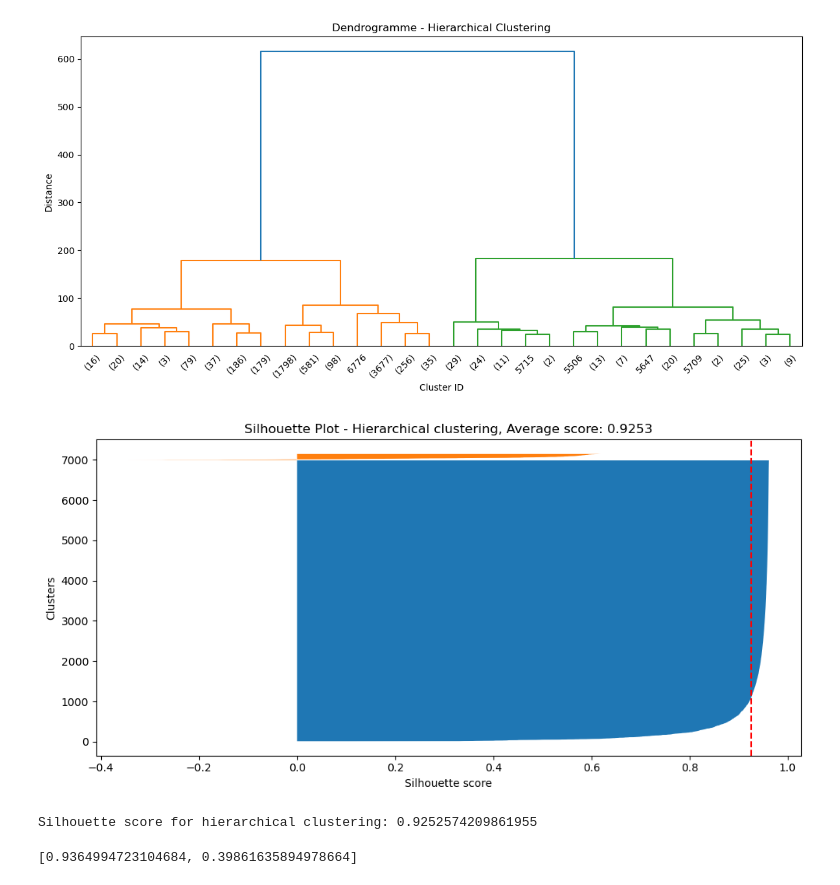
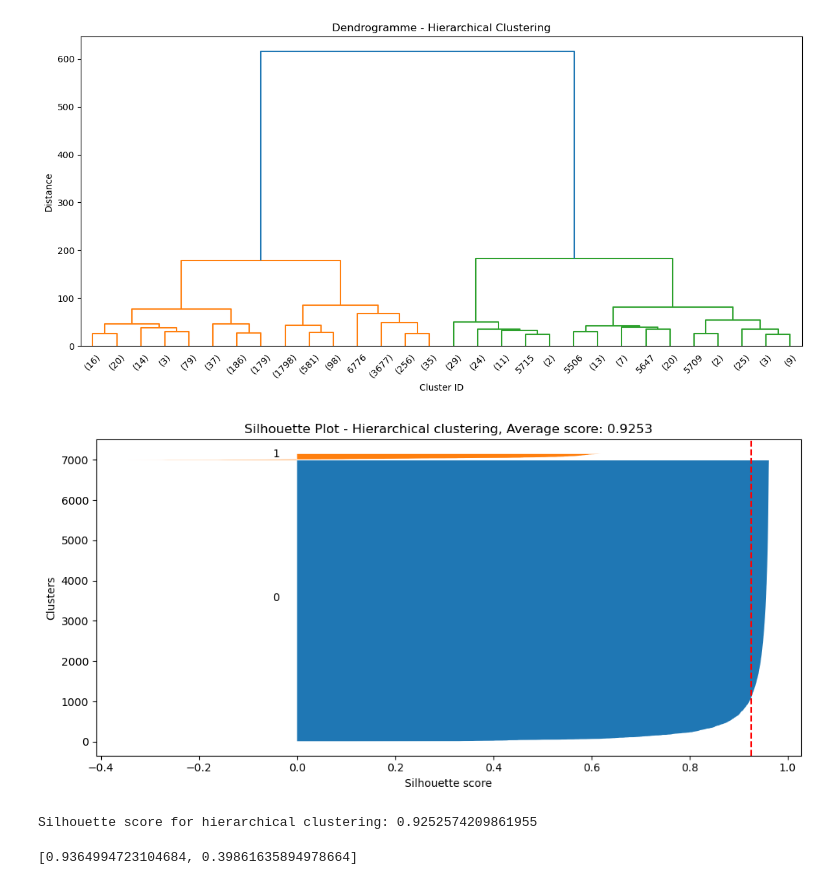
Before and after one commit to ourahma/hierarchical-kmeans-gene-clustering, a Jupyter notebook: mini projet.ipynb, the cells around one changed output. Drawn from its saved outputs; the diff is of its cells as text; code cells hidden in the pictures.

```diff
--- a/mini projet.ipynb
+++ b/mini projet.ipynb
@@ -180,34 +180,34 @@ plt.show()
 # %%
 def plot_silhouette(X_scaled, cluster_labels, n_clusters, method='kmeans'):
     silhouette_avg = silhouette_score(X_scaled, cluster_labels)
     sample_silhouette_values = silhouette_samples(X_scaled, cluster_labels)
 
     # Silhouette plot for the clusters
     plt.figure(figsize=(10, 5))
     y_lower = 10
 
     for i in range(n_clusters):
         ith_cluster_silhouette_values = sample_silhouette_values[cluster_labels == i]
         ith_cluster_silhouette_values.sort()
         size_cluster_i = ith_cluster_silhouette_values.shape[0]
         y_upper = y_lower + size_cluster_i
         plt.fill_betweenx(np.arange(y_lower, y_upper), 0, ith_cluster_silhouette_values)
-        #plt.text(-0.05, y_lower + 0.5 * size_cluster_i, str(i))
+        plt.text(-0.05, y_lower + 0.5 * size_cluster_i, str(i))
         y_lower = y_upper + 10
 
     plt.axvline(x=silhouette_avg, color="red", linestyle="--")
     plt.title(f"Silhouette Plot - {method.capitalize()} clustering, Average score: {silhouette_avg:.4f}")
     plt.xlabel("Silhouette score")
     plt.ylabel("Clusters")
     plt.tight_layout()
     plt.show()
 
     print(f"Silhouette score for {method} clustering: {silhouette_avg}")
 
 cluster_labels_hier_encoded = LabelEncoder().fit_transform(cluster_labels_hier)
 plot_silhouette(X_scaled, cluster_labels_hier_encoded, n_clusters, method='hierarchical')
 # %% [output]
-[figure, old version]
+[figure, new version]
 Silhouette score for hierarchical clustering: 0.9252574209861955
 # %%
 # Silhouette scores by cluster
```
Also changed, not shown: parts of 1 cell of this notebook.
